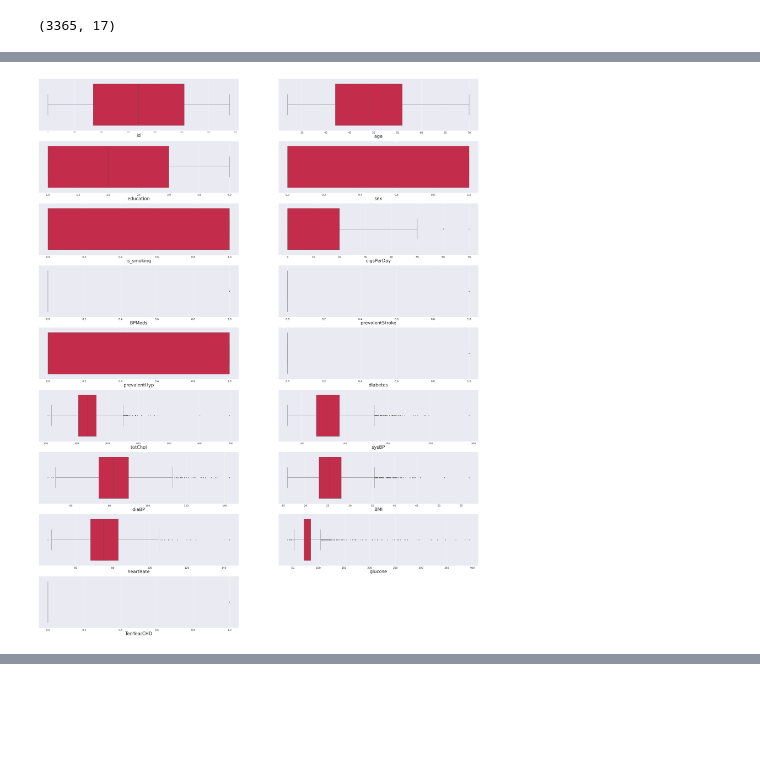
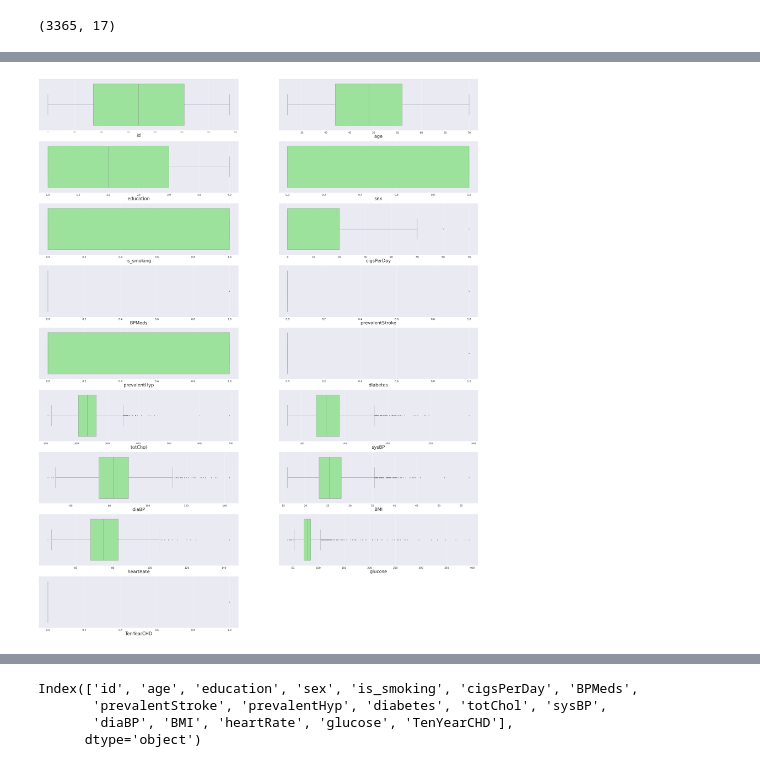
Before and after one commit to SethupathyM/Cardiovascular_Risk_Prediction, a Jupyter notebook: Cardiovascular_Risk_Prediction.ipynb, the cells around one changed output, grey strips where cells are left out. Saved outputs shown, nothing was run; the diff lists cells and outputs as text; code cells hidden in the pictures; blank space fills up the shorter version.

```diff
--- a/Cardiovascular_Risk_Prediction.ipynb
+++ b/Cardiovascular_Risk_Prediction.ipynb
@@ -168,16 +175,16 @@ round(df.describe([0.95,0.99],include = 'all'),2)
 # %%
 # Box plot to detect outliers
 
 lst_box = df.describe().columns
 plt.figure(figsize = (70,100))
 sns.set_theme()
 for i in enumerate(lst_box):
     plt.subplot(10, 2,i[0]+1)
     sns.set(font_scale = 2)
-    sns.boxplot(df[i[1]],color='crimson')
+    sns.boxplot(df[i[1]],color='lightgreen')
     plt.xlabel(i[1],fontsize=40)
 # %% [output]
-[figure, old version]
+[figure, new version]
 # %%
 # Z Score based technique to remove outliers
 lst = ['cigsPerDay','totChol','sysBP','diaBP','BMI','heartRate','glucose']
@@ -202,3 +209,10 @@ heartRateLower_limit: 40.02
 heartRateUpper_limit: 111.95
 glucoseLower_limit: 11.8
 glucoseUpper_limit: 152.04
+# %%
+df.columns
+# %% [output]
+Index(['id', 'age', 'education', 'sex', 'is_smoking', 'cigsPerDay', 'BPMeds',
+       'prevalentStroke', 'prevalentHyp', 'diabetes', 'totChol', 'sysBP',
+       'diaBP', 'BMI', 'heartRate', 'glucose', 'TenYearCHD'],
+      dtype='object')
```
Also changed, not shown: parts of 24 cells of this notebook.
